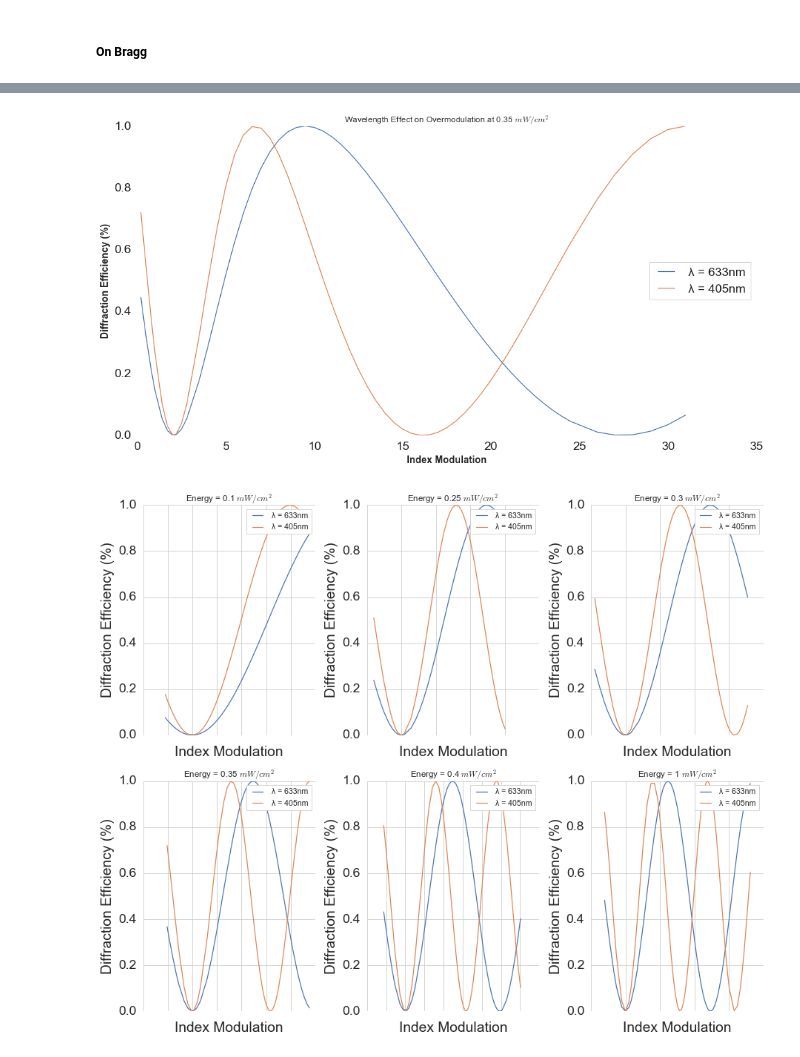
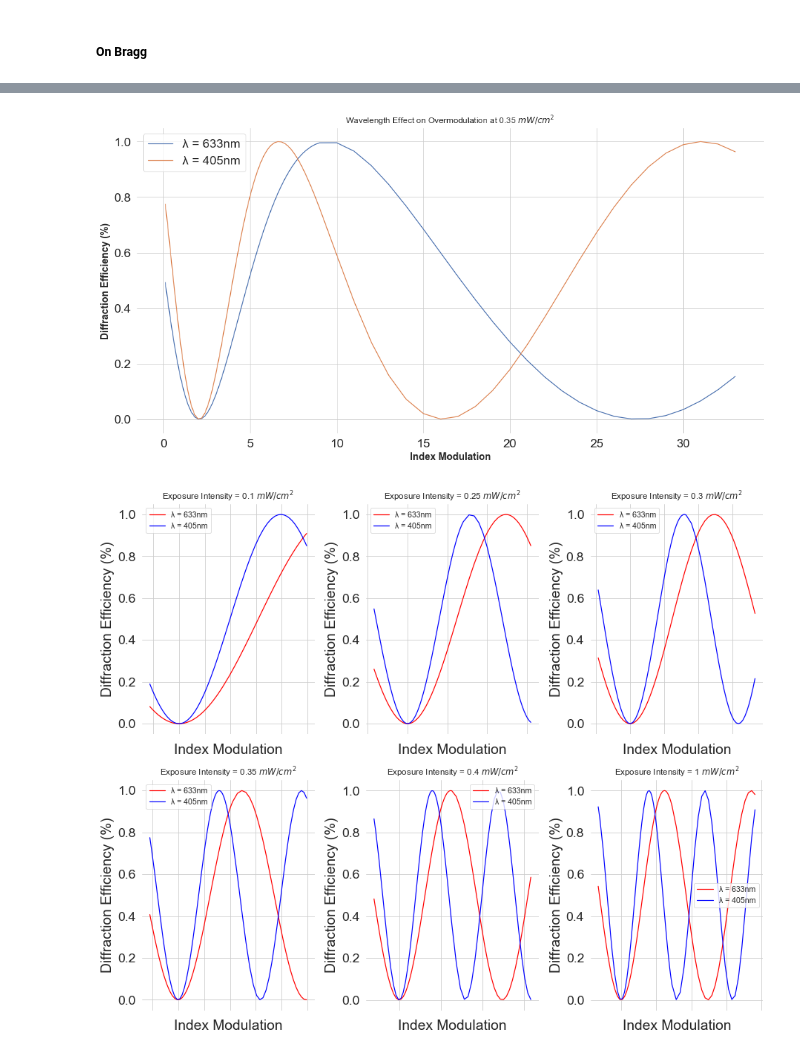
Before and after one commit to Emmanuel-Bamidele/Holography, a Jupyter notebook: PhotoPolymer_Diffusion_Model.ipynb, the cells around one changed output, grey strips where cells are left out. Cells and saved outputs as stored; diff of their text form; code cells hidden in the pictures.

```diff
--- a/PhotoPolymer_Diffusion_Model.ipynb
+++ b/PhotoPolymer_Diffusion_Model.ipynb
@@ -406,13 +328,3 @@ plt.show()
-# %%
-fig, (ax1) = plt.subplots(figsize=(10,6))
-
-ax1 =sns.set(style='whitegrid', rc={"axes.labelsize":10})
-ax1 =sns.set_context("paper", font_scale=1.2)
-
-ax1 = sns.lineplot(x = df['Exposure_Intensity'], y = df['Index_Modulation'], color="red")
-ax1.set_title('Index Modulation vs Energy', fontsize=14);
-ax1.set_xlabel('Exposure Intensity ($m/cm^2$)', fontsize=14);
-ax1.set_ylabel('Refractive Index Modulation (Δn)', fontsize=14);
 # %% [markdown]
 ### Kogelnik Coupled Wave Equation
 # %% [markdown]
@@ -454,6 +370,7 @@ df['Diffraction_Efficiency_L3'] = DE_Kb7
 df['Diffraction_Efficiency_L4'] = DE_Kb8
 df['Diffraction_Efficiency_L5'] = DE_Kb9
 # %%
+#Repeat diffraction efficiency calculation for blue beam, changing Bragg angle to 12 degree
 Delta_n = df['Index_Modulation'].to_list()
 Bragg_angle_ext = np.deg2rad(12) #Bragg angle for red beam, it is 12 for blue beam #EXTERNAL BRAGG
 Bragg_angle_int = np.arcsin((1/1.5)*(np.sin(Bragg_angle_ext)))
@@ -469,7 +386,7 @@ def onbragg2(Lambda,Period,n_nut,phi,Delta_Lambda,L):
 
 
 #Vary wavelenth between blue and red
-DE_Kb2= onbragg2(405e-9, 0.5e-6, 1.5, 90, 0, 25e-6)
+DE_Kb2= onbragg2(405e-9, 2e-6, 1.5, 90, 0, 25e-6)
 df['Diffraction_Efficiency2'] = DE_Kb2
 df.head()
 # %% [output]
@@ -522,7 +441,7 @@ sns.lineplot(x = df4["Exposure_Time"], y = df4["Diffraction_Efficiency_p1"], lab
 sns.lineplot(x = df4["Exposure_Time"], y = df4["Diffraction_Efficiency2"], label="λ = 405nm")
 #sns.lineplot(x = df4["Index_Modulation"], y = df4["Diffraction_Efficiency_L3"], label="Thickness = 100μm")
 
-plt.grid(False);
+#plt.grid(False);
 plt.title("Wavelength Effect on Overmodulation at 0.35 $mW/cm^2$", fontsize=12)
 plt.ylabel("Diffraction Efficiency (%)", fontsize=14, fontweight="bold")
 plt.xlabel("Index Modulation", fontsize=14, fontweight="bold");
@@ -534,35 +453,36 @@ sns.despine(left=True, bottom=True)
 plt.savefig('Figure6a' + date + '.tif', bbox_inches='tight') #can be .pdf,png, tif, jpeg, etc)
 plt.show()
 # %% [output]
-[figure, old version]
+[figure, new version]
 # %%
+#Diffraction efficiency vs index modulation plot at different exposure intensity
 fig, axs = plt.subplots(figsize=(15,12), ncols=3, nrows=2)
 sns.set(style='whitegrid', rc={"font.size":14,"axes.titlesize":14,"axes.labelsize":10})
 sns.set_context("paper", font_scale=1.2)
 
-sns.lineplot(x = df1["Index_Modulation"], y = df1["Diffraction_Efficiency"], label="λ = 633nm", ax=axs[0][0]).set(title="Energy = 0.1 $mW/cm^2$", xlabel="Index Modulation")
-sns.lineplot(x = df1["Index_Modulation"], y = df1["Diffraction_Efficiency2"], label="λ = 405nm", ax=axs[0][0])
-sns.lineplot(x = df2["Index_Modulation"], y = df2["Diffraction_Efficiency"], label="λ = 633nm", ax=axs[0][1]).set(title="Energy = 0.25 $mW/cm^2$", xlabel="Index Modulation")
-sns.lineplot(x = df2["Index_Modulation"], y = df2["Diffraction_Efficiency2"], label="λ = 405nm", ax=axs[0][1])
-sns.lineplot(x = df3["Index_Modulation"], y = df3["Diffraction_Efficiency"], label="λ = 633nm", ax=axs[0][2]).set(title="Energy = 0.3 $mW/cm^2$", xlabel="Index Modulation")
-sns.lineplot(x = df3["Index_Modulation"], y = df3["Diffraction_Efficiency2"], label="λ = 405nm", ax=axs[0][2])
-sns.lineplot(x = df4["Index_Modulation"], y = df4["Diffraction_Efficiency"], label="λ = 633nm", ax=axs[1][0]).set(title="Energy = 0.35 $mW/cm^2$", xlabel="Index Modulation")
-sns.lineplot(x = df4["Index_Modulation"], y = df4["Diffraction_Efficiency2"], label="λ = 405nm", ax=axs[1][0])
-sns.lineplot(x = df5["Index_Modulation"], y = df5["Diffraction_Efficiency"], label="λ = 633nm", ax=axs[1][1]).set(title="Energy = 0.4 $mW/cm^2$", xlabel="Index Modulation")
-sns.lineplot(x = df5["Index_Modulation"], y = df5["Diffraction_Efficiency2"], label="λ = 405nm", ax=axs[1][1])
-sns.lineplot(x = df6["Index_Modulation"], y = df6["Diffraction_Efficiency"], label="λ = 633nm", ax=axs[1][2]).set(title="Energy = 1 $mW/cm^2$", xlabel="Index Modulation")
-sns.lineplot(x = df6["Index_Modulation"], y = df6["Diffraction_Efficiency2"], label="λ = 405nm", ax=axs[1][2])
+sns.lineplot(x = df1["Index_Modulation"], y = df1["Diffraction_Efficiency"], label="λ = 633nm", color = "red", ax=axs[0][0]).set(title="Exposure Intensity = 0.1 $mW/cm^2$", xlabel="Index Modulation")
+sns.lineplot(x = df1["Index_Modulation"], y = df1["Diffraction_Efficiency2"], label="λ = 405nm", color = "blue", ax=axs[0][0])
+sns.lineplot(x = df2["Index_Modulation"], y = df2["Diffraction_Efficiency"], label="λ = 633nm", color = "red", ax=axs[0][1]).set(title="Exposure Intensity = 0.25 $mW/cm^2$", xlabel="Index Modulation")
+sns.lineplot(x = df2["Index_Modulation"], y = df2["Diffraction_Efficiency2"], label="λ = 405nm", color = "blue", ax=axs[0][1])
+sns.lineplot(x = df3["Index_Modulation"], y = df3["Diffraction_Efficiency"], label="λ = 633nm", color = "red", ax=axs[0][2]).set(title="Exposure Intensity = 0.3 $mW/cm^2$", xlabel="Index Modulation")
+sns.lineplot(x = df3["Index_Modulation"], y = df3["Diffraction_Efficiency2"], label="λ = 405nm", color = "blue", ax=axs[0][2])
+sns.lineplot(x = df4["Index_Modulation"], y = df4["Diffraction_Efficiency"], label="λ = 633nm", color = "red", ax=axs[1][0]).set(title="Exposure Intensity = 0.35 $mW/cm^2$", xlabel="Index Modulation")
+sns.lineplot(x = df4["Index_Modulation"], y = df4["Diffraction_Efficiency2"], label="λ = 405nm", color = "blue", ax=axs[1][0])
+sns.lineplot(x = df5["Index_Modulation"], y = df5["Diffraction_Efficiency"], label="λ = 633nm", color = "red", ax=axs[1][1]).set(title="Exposure Intensity = 0.4 $mW/cm^2$", xlabel="Index Modulation")
+sns.lineplot(x = df5["Index_Modulation"], y = df5["Diffraction_Efficiency2"], label="λ = 405nm", color = "blue", ax=axs[1][1])
+sns.lineplot(x = df6["Index_Modulation"], y = df6["Diffraction_Efficiency"], label="λ = 633nm", color = "red", ax=axs[1][2]).set(title="Exposure Intensity = 1 $mW/cm^2$", xlabel="Index Modulation")
+sns.lineplot(x = df6["Index_Modulation"], y = df6["Diffraction_Efficiency2"], label="λ = 405nm", color = "blue", ax=axs[1][2])
 
 plt.subplots_adjust(top = 0.8, bottom=0.01, hspace=0.2, wspace=0.3)
 
 
 
 for ax in axs.flat:
     ax.set_xticklabels(ax.get_xticklabels(), rotation=75, ha='right', fontweight='light', fontsize='small');
     ax.set_ylabel("Diffraction Efficiency (%)")
     ax.set_xlabel("Index Modulation")
 
 sns.despine(left=True, bottom=True)
 # %% [output]
-[figure, old version]
+[figure, new version]
 # %%
```
Also changed, not shown: parts of 23 cells of this notebook.
